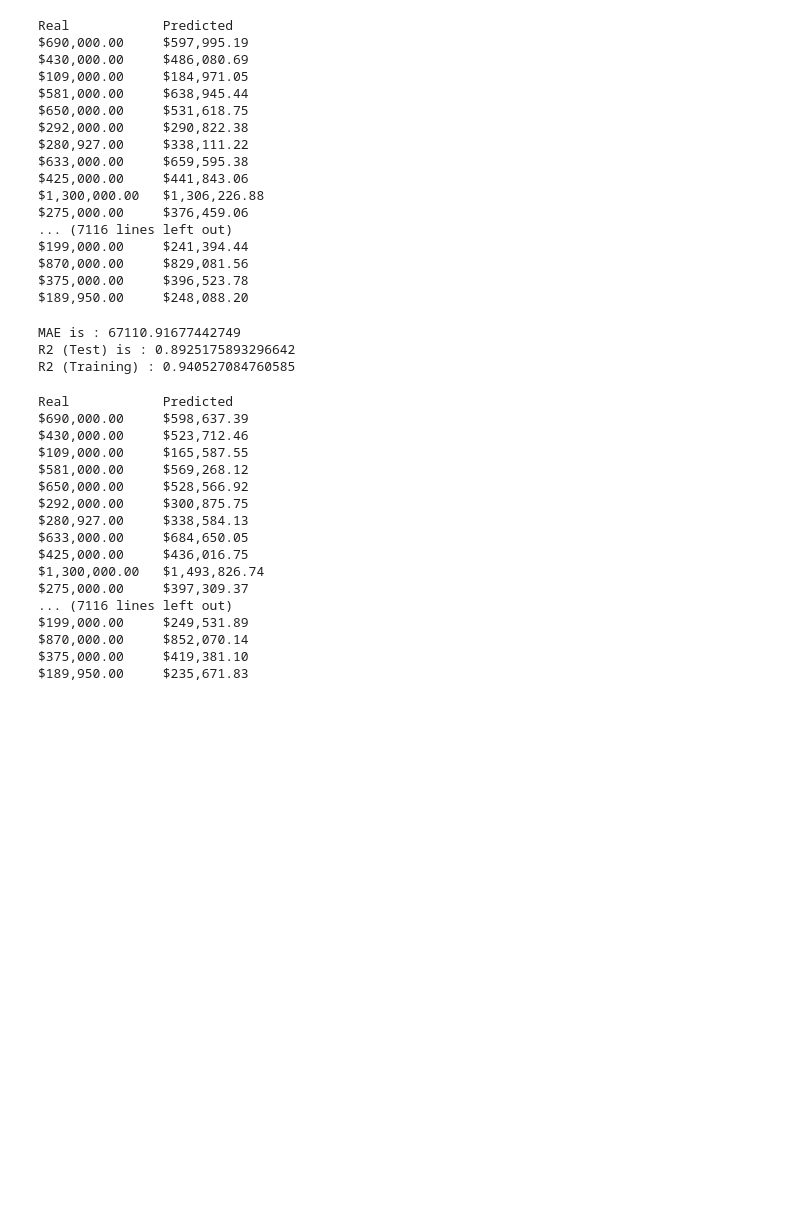
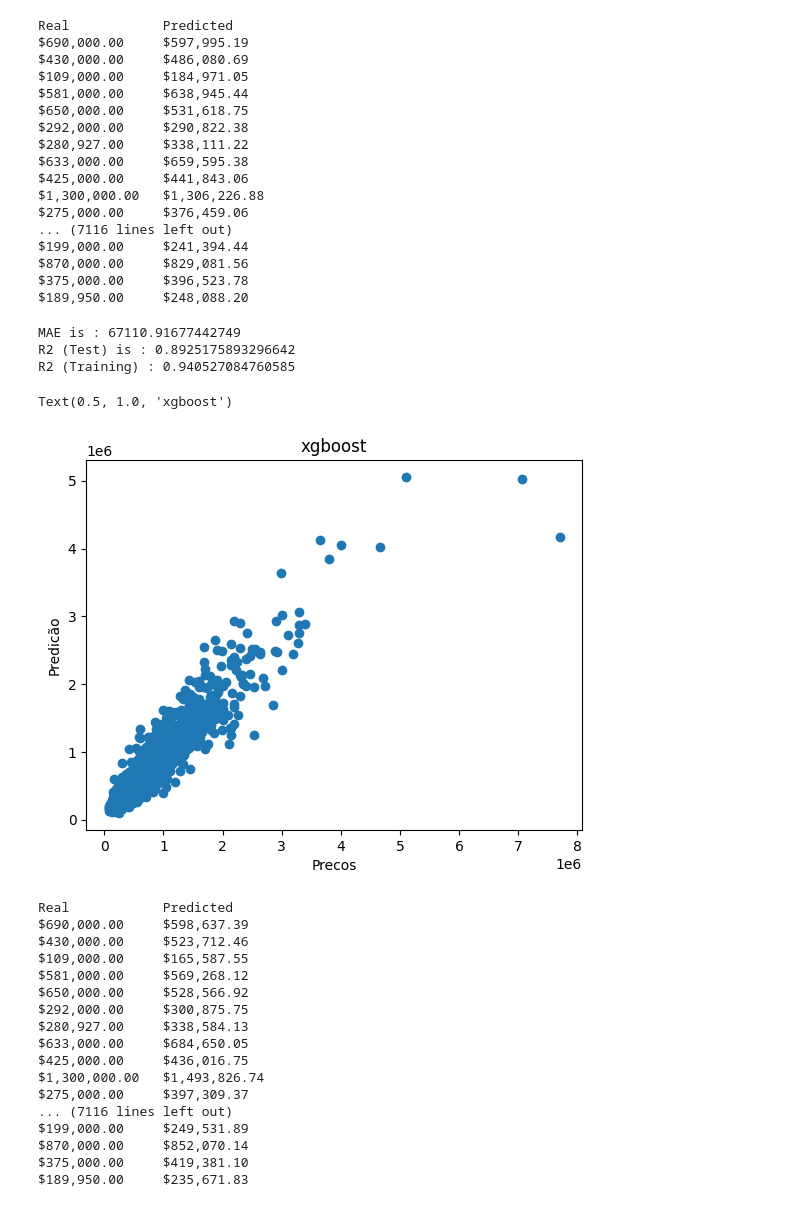
Before and after one commit to danmiirand/linearregressionifg, a Jupyter notebook: Teste_AtividadeGrupo_MelhorResultado.ipynb, the cells around one changed output. Drawn from its saved outputs; the diff is of its cells as text; code cells hidden in the pictures; blank space fills up the shorter version.

```diff
--- a/Teste_AtividadeGrupo_MelhorResultado.ipynb
+++ b/Teste_AtividadeGrupo_MelhorResultado.ipynb
@@ -255,13 +255,19 @@ model, X_train, X_test, y_train, y_test = create_model(features, target, regress
 # %%
 y_pred=model.predict(X_test)
 
 print(f'MAE is : {mean_absolute_error(y_test,y_pred)}')
 print(f'R2 (Test) is : {r2_score(y_test,y_pred)}')
 print(f'R2 (Training) : {r2_score(y_true=y_train, y_pred=model.predict(X_train))}')
+plt.scatter(y_test, y_pred)
+plt.xlabel("Precos")
+plt.ylabel("Predicão")
+plt.title("xgboost")
 # %% [output]
 MAE is : 67110.91677442749
 R2 (Test) is : 0.8925175893296642
 R2 (Training) : 0.940527084760585
+Text(0.5, 1.0, 'xgboost')
+[figure, added]
 # %%
 real_values = y_test.to_list()
 print('Real\t\tPredicted')
```
